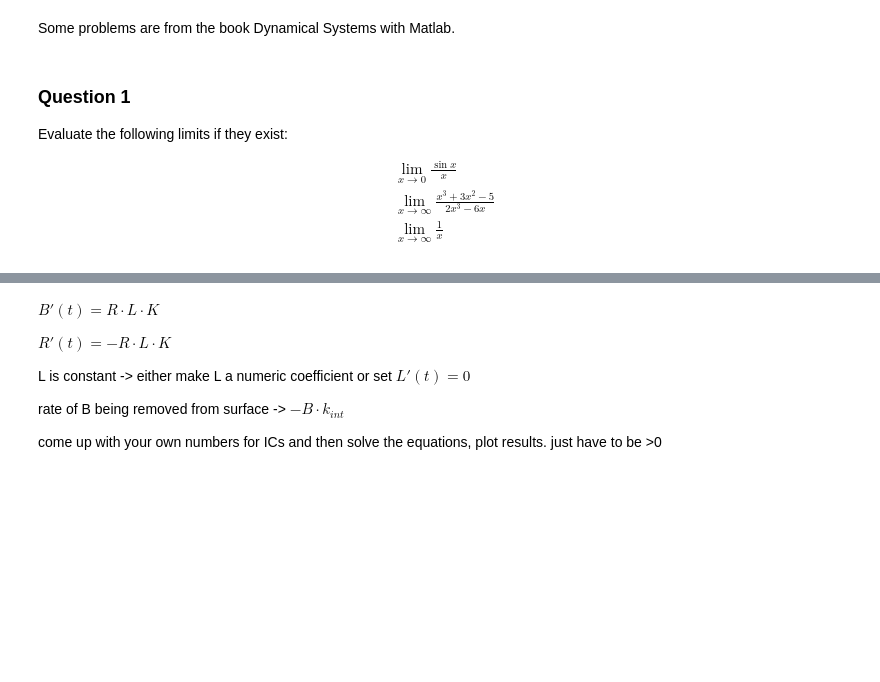
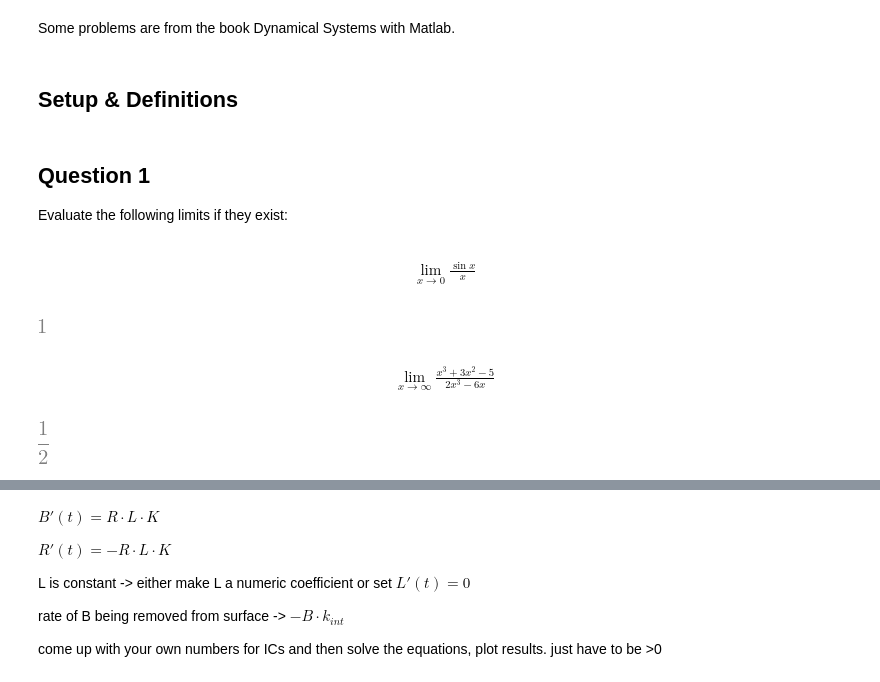
Before and after one commit to Kabilan108/drexel-coursework, a Jupyter notebook: bmes678/1-symbolic/hw/hwmupad.sim2_tko35.ipynb, the cells around one changed output, grey strips where cells are left out. Saved outputs shown, nothing was run; the diff lists cells and outputs as text; code cells hidden in the pictures; blank space fills up the shorter version.

```diff
--- a/bmes678/1-symbolic/hw/hwmupad.sim2_tko35.ipynb
+++ b/bmes678/1-symbolic/hw/hwmupad.sim2_tko35.ipynb
@@ -9,3 +8,5 @@ format:
 ---
 # %% [markdown]
 Some problems are from the book Dynamical Systems with Matlab.
+# %% [markdown]
+## Setup & Definitions
@@ -12,10 +18,24 @@ Some problems are from the book Dynamical Systems with Matlab.
+# %% [markdown]
+## Question 1
+
+Evaluate the following limits if they exist:
+# %%
+x = sp.symbols("x")
+# %% [markdown]
+\begin{align}
+\tag{a} &\lim_{x\rightarrow0} \frac{\sin{x}}{x}
+\end{align}
+# %%
+y = sp.sin(x) / x
+sp.limit(y, x, 0)
+# %% [output]
+[figure, added]
 # %% [markdown]
-### Question 1
-
-Evaluate the following limits if they exist:
-
 \begin{align}
-\tag{a} &\lim_{x\rightarrow0} \frac{\sin{x}}{x} \\
-\tag{b} &\lim_{x\rightarrow\infty} \frac{x^3 + 3x^2 - 5}{2x^3 - 6x} \\
-\tag{c} &\lim_{x\rightarrow\infty} \frac{1}{x}
+\tag{b} &\lim_{x\rightarrow\infty} \frac{x^3 + 3x^2 - 5}{2x^3 - 6x}
 \end{align}
+# %%
+y = (x**3 + 3 * x**2 - 5) / (2 * x**3 - 6 * x)
+sp.limit(y, x, sp.oo)
+# %% [output]
+[figure, added]
```
Also changed, not shown: parts of 37 cells of this notebook, 1 other file.
